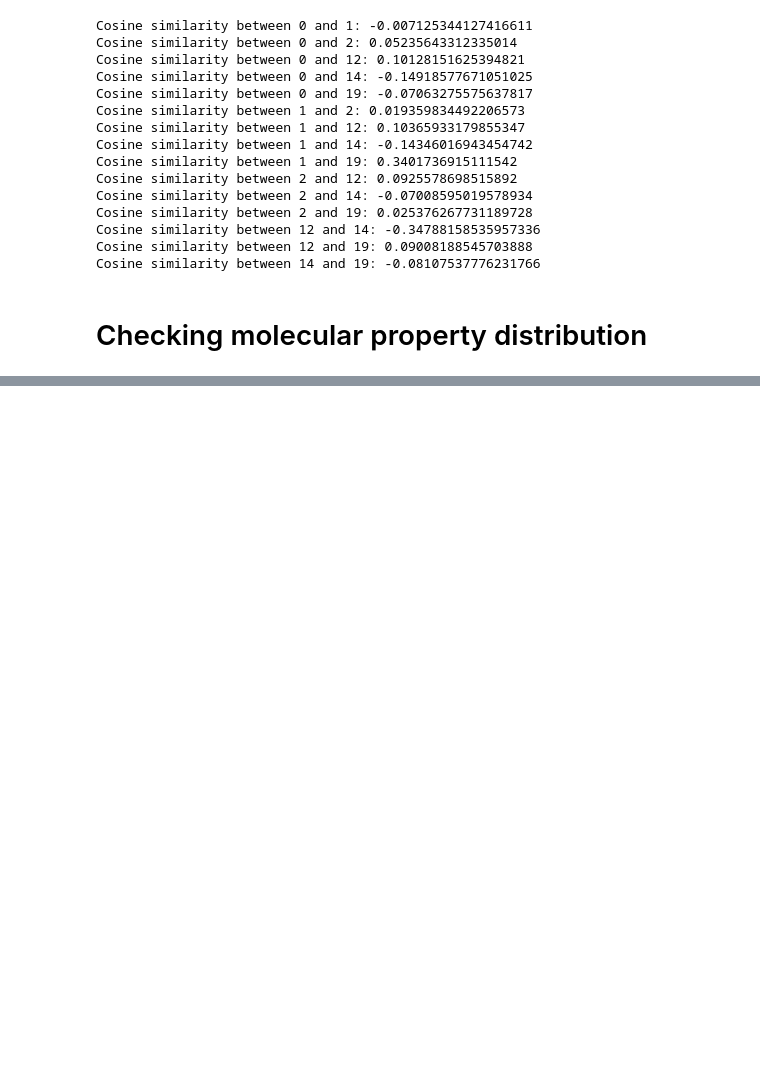
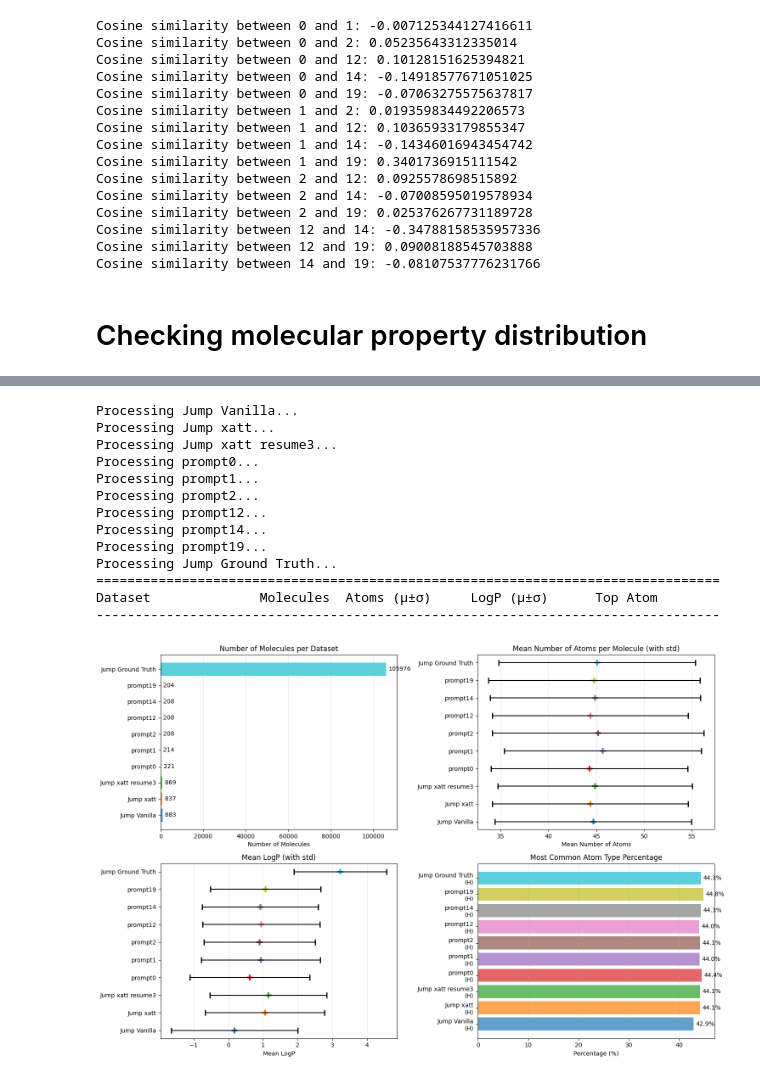
Before and after one commit to pierre-pauchet/Img2Mol, a Jupyter notebook: sandbox.ipynb, the cells around one changed output, grey strips where cells are left out. Drawn from its saved outputs; the diff is of its cells as text; code cells hidden in the pictures; blank space fills up the shorter version.

```diff
--- a/sandbox.ipynb
+++ b/sandbox.ipynb
@@ -743,0 +716,41 @@ Atom type repartition:
+# %%
+reload(fidelity)
+# Load molecules from SDF
+sdf_paths = ["/projects/iktos/pierre/sampled_mols/jump/1000vanilla.sdf",
+             "/projects/iktos/pierre/sampled_mols/jump/1000xatt.sdf",
+            "/projects/iktos/pierre/sampled_mols/jump/1000xattresume3.sdf",
+            "/projects/iktos/pierre/sampled_mols/jump/250xattfixed0.sdf",
+            "/projects/iktos/pierre/sampled_mols/jump/250xattfixed1.sdf",
+            "/projects/iktos/pierre/sampled_mols/jump/250xattfixed2.sdf",
+            "/projects/iktos/pierre/sampled_mols/jump/250xattfixed12.sdf",
+            "/projects/iktos/pierre/sampled_mols/jump/250xattfixed14.sdf",
+            "/projects/iktos/pierre/sampled_mols/jump/250xattfixed19.sdf",
+            "/projects/iktos/pierre/CondGeoLDM/data/jump/raw_data/jump_molecules.sdf",
+             ]
+labels = ["Jump Vanilla",
+          "Jump xatt",
+          "Jump xatt resume3",
+          "prompt0",
+          "prompt1",
+          "prompt2",
+          "prompt12",
+          "prompt14",
+          "prompt19",
+          "Jump Ground Truth"
+          ]
+results = fidelity.count_molecular_properties(sdf_paths, labels, verbose=False)
+# %% [output]
+Processing Jump Vanilla...
+Processing Jump xatt...
+Processing Jump xatt resume3...
+Processing prompt0...
+Processing prompt1...
+Processing prompt2...
+Processing prompt12...
+Processing prompt14...
+Processing prompt19...
+Processing Jump Ground Truth...
+================================================================================
+Dataset              Molecules  Atoms (μ±σ)     LogP (μ±σ)      Top Atom
+--------------------------------------------------------------------------------
+[figure, added]
```
Also changed, not shown: parts of 7 cells of this notebook, 1 other file.
